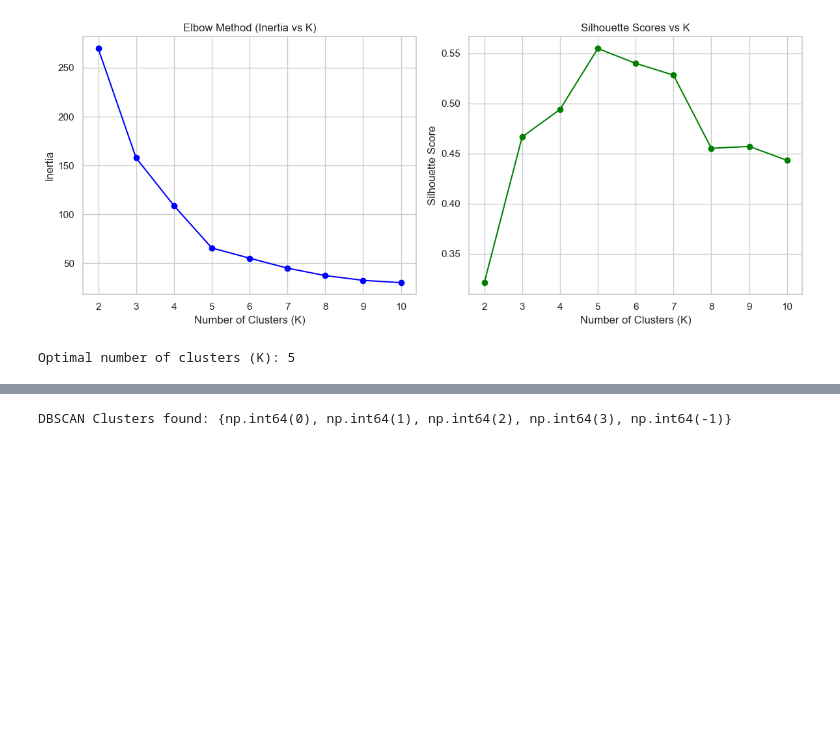
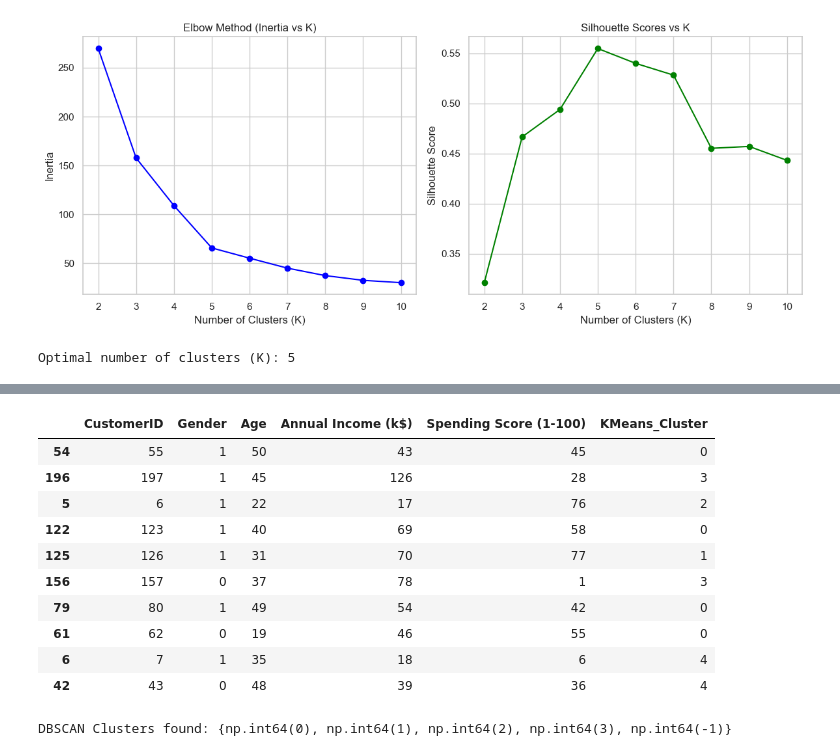
Before and after one commit to 02081999/CUSTOMER-SEGMENTATION-USING-UNSUPERVISED-MACHINE-LEARNING, a Jupyter notebook: CUSTOMER_SEGMENTATION.ipynb, the cells around one changed output, grey strips where cells are left out. Drawn from its saved outputs; the diff is of its cells as text; code cells hidden in the pictures; blank space fills up the shorter version.

```diff
--- a/CUSTOMER_SEGMENTATION.ipynb
+++ b/CUSTOMER_SEGMENTATION.ipynb
@@ -191,14 +195,0 @@ print(X_scaled[:5])
-# %%
-from sklearn.cluster import KMeans
-from sklearn.metrics import silhouette_score
-
-# 3. Find best K (Silhouette Method)
-K_range = range(2, 11)
-sil_scores = []
-for k in K_range:
-    km = KMeans(n_clusters=k, random_state=42, n_init=10)
-    labels = km.fit_predict(X_scaled)
-    sil_scores.append(silhouette_score(X_scaled, labels))
-
-best_k = K_range[sil_scores.index(max(sil_scores))]
-print("Best number of clusters(K):", best_k)
@@ -293,2 +343,16 @@ Optimal number of clusters (K): 5
+# %%
+df.sample(10)
+# %% [output]
+|  | CustomerID | Gender | Age | Annual Income (k$) | Spending Score (1-100) | KMeans_Cluster |
+| 54 | 55 | 1 | 50 | 43 | 45 | 0 |
+| 196 | 197 | 1 | 45 | 126 | 28 | 3 |
+| 5 | 6 | 1 | 22 | 17 | 76 | 2 |
+| 122 | 123 | 1 | 40 | 69 | 58 | 0 |
+| 125 | 126 | 1 | 31 | 70 | 77 | 1 |
+| 156 | 157 | 0 | 37 | 78 | 1 | 3 |
+| 79 | 80 | 1 | 49 | 54 | 42 | 0 |
+| 61 | 62 | 0 | 19 | 46 | 55 | 0 |
+| 6 | 7 | 1 | 35 | 18 | 6 | 4 |
+| 42 | 43 | 0 | 48 | 39 | 36 | 4 |
 # %%
 
```
Also changed, not shown: parts of 50 cells of this notebook.
